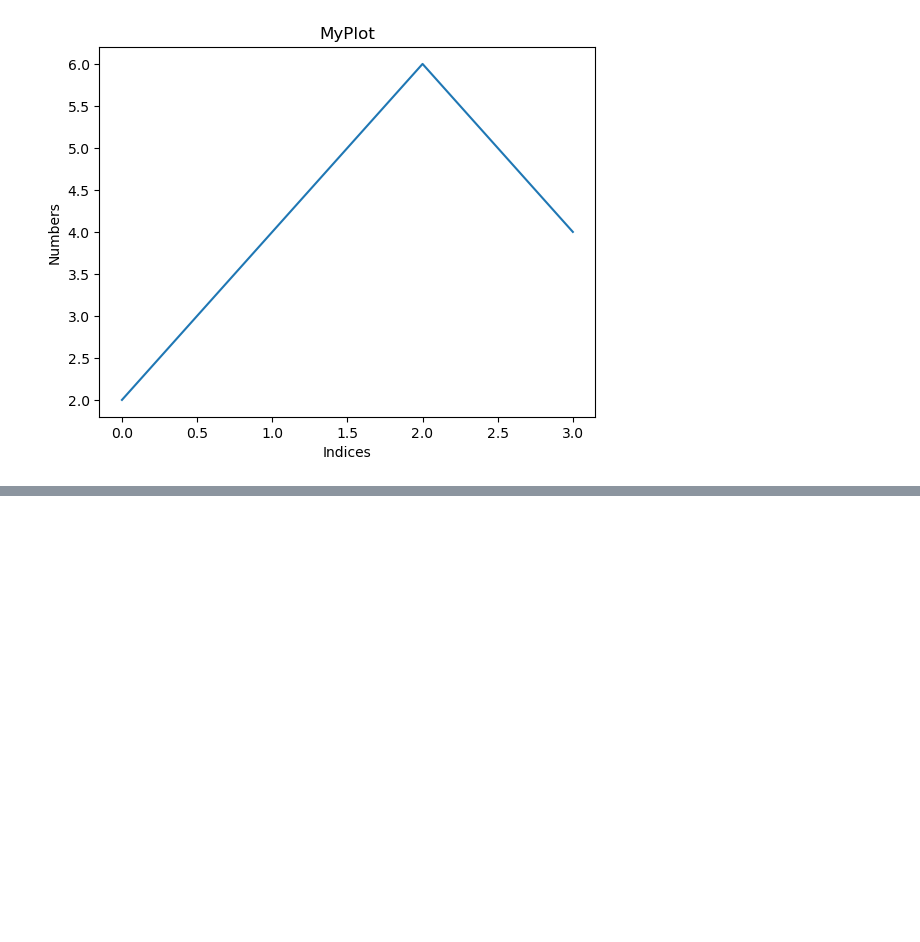
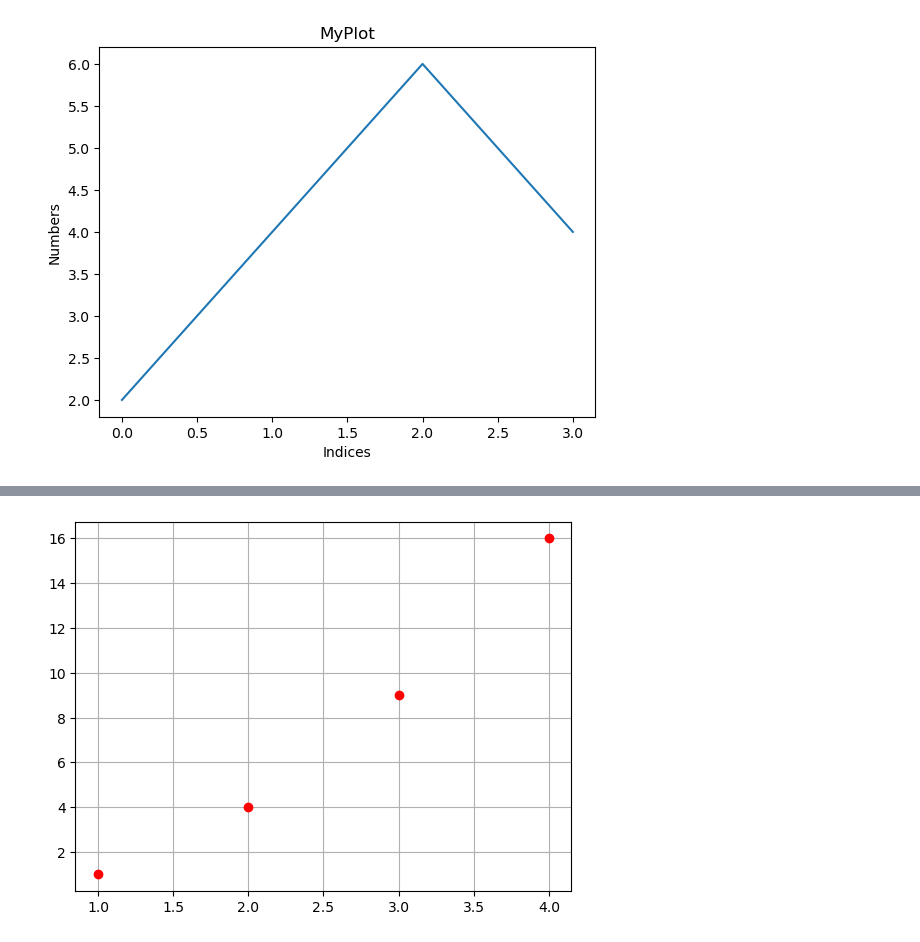
Before and after one commit to Anand7879/Python, a Jupyter notebook: MetPlotLib/pyplot.ipynb, the cells around one changed output, grey strips where cells are left out. Saved outputs shown, nothing was run; the diff lists cells and outputs as text; code cells hidden in the pictures; blank space fills up the shorter version.

```diff
--- a/MetPlotLib/pyplot.ipynb
+++ b/MetPlotLib/pyplot.ipynb
@@ -10,0 +19,6 @@ plt.show()
+# %%
+plt.plot([1,2,3,4],[1,4,9,16],'ro')
+plt.grid()
+plt.show()
+# %% [output]
+[figure, added]
```
Also changed, not shown: parts of 6 cells of this notebook.
